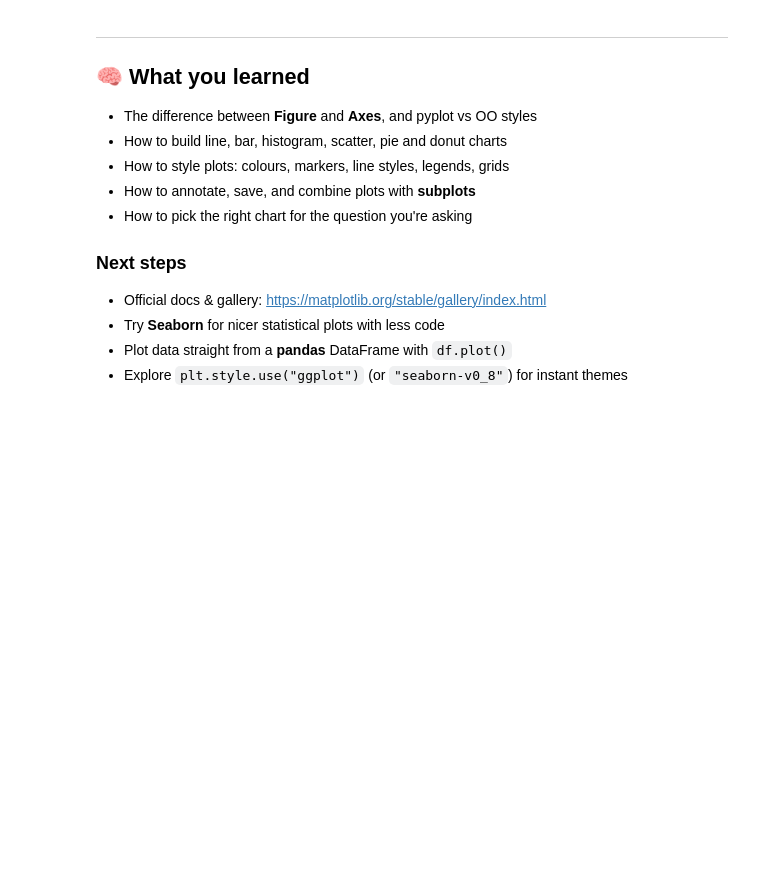
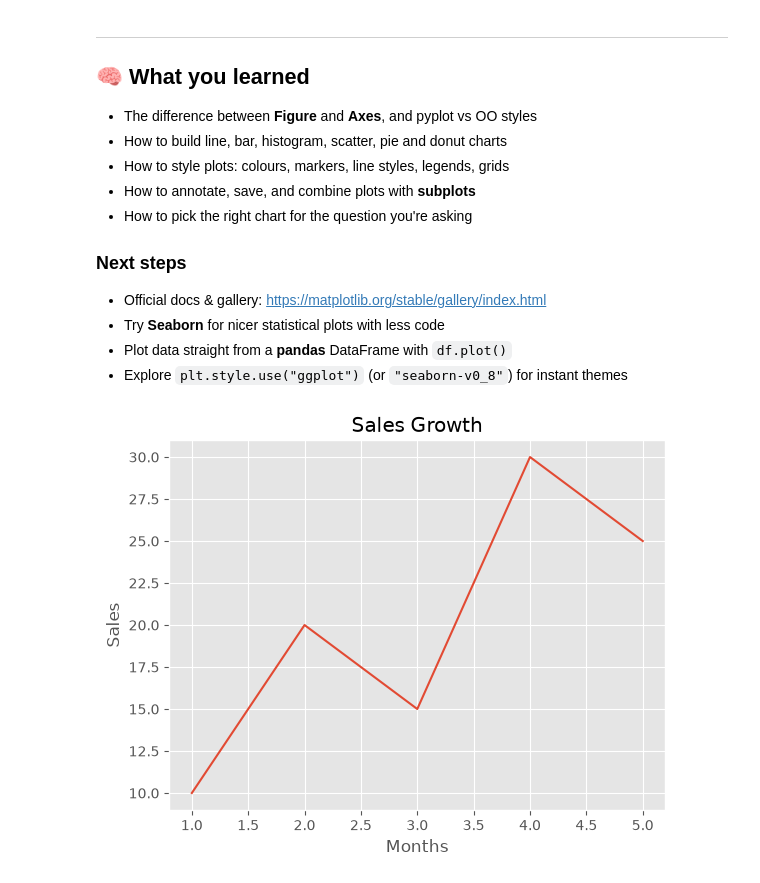
Before and after one commit to yashvardhansingh442-dev/python-deep-dive, a Jupyter notebook: learning-codes/library/scipy/Plotting-matplotlib.ipynb, the cells around one changed output. Cells and saved outputs as stored; diff of their text form; code cells hidden in the pictures; blank space fills up the shorter version.

```diff
--- a/learning-codes/library/scipy/Plotting-matplotlib.ipynb
+++ b/learning-codes/library/scipy/Plotting-matplotlib.ipynb
@@ -1085,3 +1085,25 @@ Requirements: titles and axis labels on every panel, `tight_layout`, and save it
 - Try **Seaborn** for nicer statistical plots with less code
 - Plot data straight from a **pandas** DataFrame with `df.plot()`
 - Explore `plt.style.use("ggplot")` (or `"seaborn-v0_8"`) for instant themes
+# %%
+import matplotlib.pyplot as plt
+
+# Apply the ggplot style
+plt.style.use("ggplot")
+
+# Sample data
+x = [1, 2, 3, 4, 5]
+y = [10, 20, 15, 30, 25]
+
+# Create a line chart
+plt.plot(x, y)
+
+# Add title and labels
+plt.title("Sales Growth")
+plt.xlabel("Months")
+plt.ylabel("Sales")
+
+# Display the chart
+plt.show()
+# %% [output]
+[figure, added]
```
Also changed, not shown: parts of 13 cells of this notebook.
